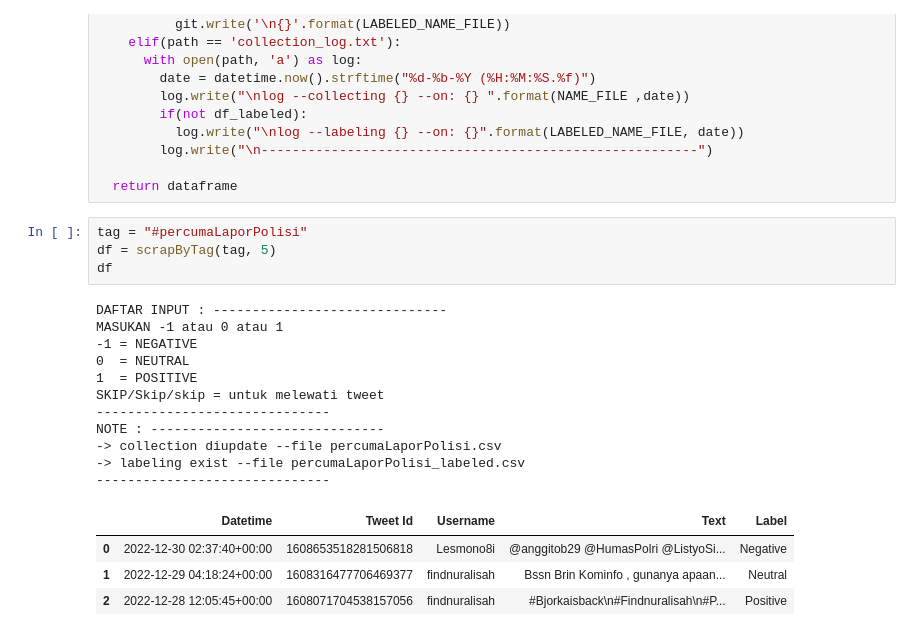
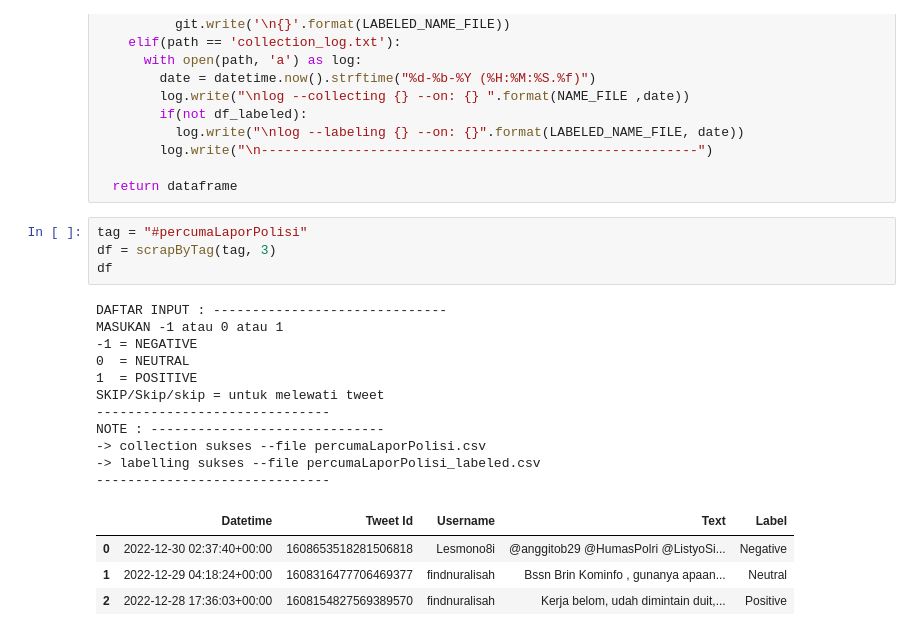
Before and after one commit to Sekhudin/police-sentiment-analysis, a Jupyter notebook: dataset/data_collection.ipynb, the cells around one changed output. Cells and saved outputs as stored; diff of their text form.

```diff
--- a/dataset/data_collection.ipynb
+++ b/dataset/data_collection.ipynb
@@ -75,21 +75,21 @@ def scrapByTag(tag, sum):
   return dataframe
 # %%
 tag = "#percumaLaporPolisi"
-df = scrapByTag(tag, 5)
+df = scrapByTag(tag, 3)
 df
 # %% [output]
 DAFTAR INPUT : ------------------------------
 MASUKAN -1 atau 0 atau 1
 -1 = NEGATIVE
 0  = NEUTRAL
 1  = POSITIVE
 SKIP/Skip/skip = untuk melewati tweet
 ------------------------------
 NOTE : ------------------------------
--> collection diupdate --file percumaLaporPolisi.csv
--> labeling exist --file percumaLaporPolisi_labeled.csv
+-> collection sukses --file percumaLaporPolisi.csv
+-> labelling sukses --file percumaLaporPolisi_labeled.csv
 ------------------------------
 |  | Datetime | Tweet Id | Username | Text | Label |
 | 0 | 2022-12-30 02:37:40+00:00 | 1608653518281506818 | Lesmono8i | @anggitob29 @HumasPolri @ListyoSi... | Negative |
 | 1 | 2022-12-29 04:18:24+00:00 | 1608316477706469377 | findnuralisah | Bssn Brin Kominfo , gunanya apaan... | Neutral |
-| 2 | 2022-12-28 12:05:45+00:00 | 1608071704538157056 | findnuralisah | #Bjorkaisback\n#Findnuralisah\n#P... | Positive |
+| 2 | 2022-12-28 17:36:03+00:00 | 1608154827569389570 | findnuralisah | Kerja belom, udah dimintain duit,... | Positive |
```
Also changed, not shown: 4 other files.
